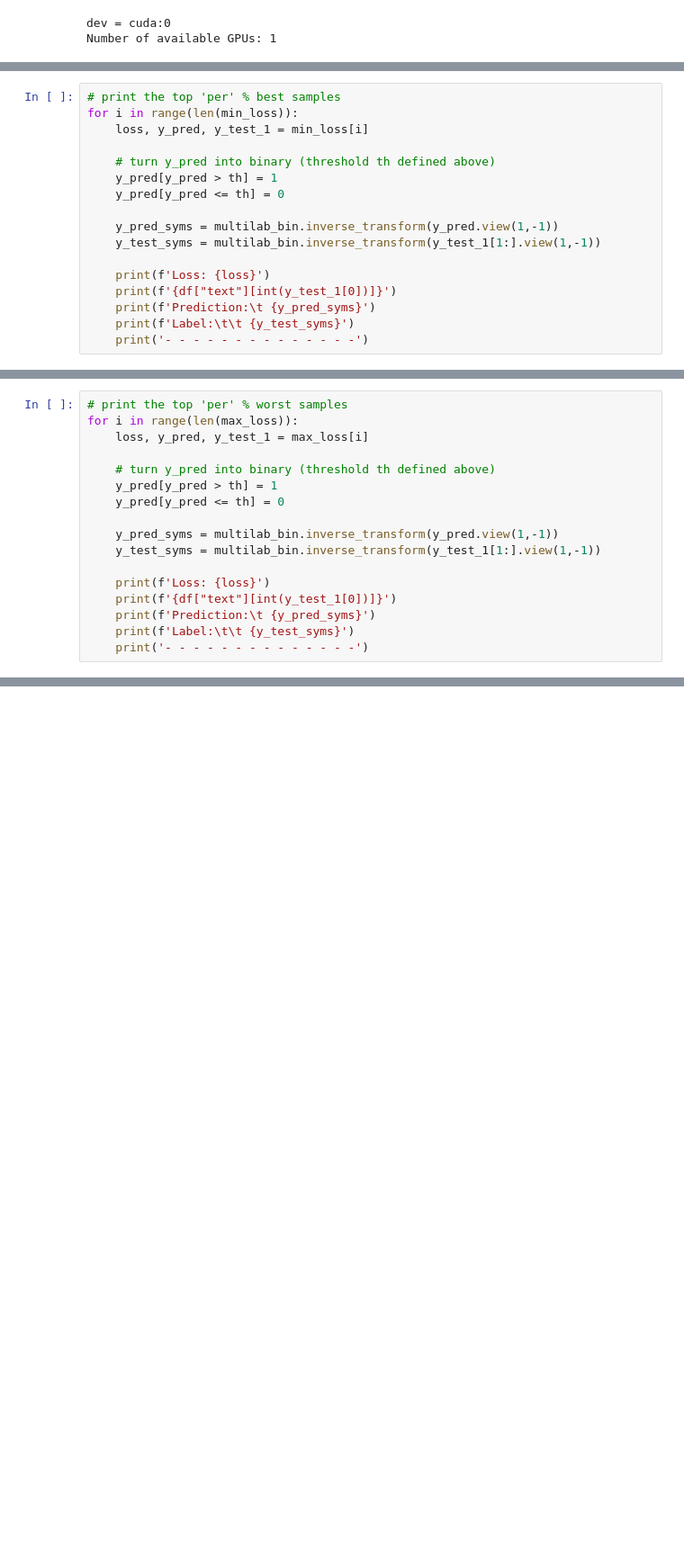
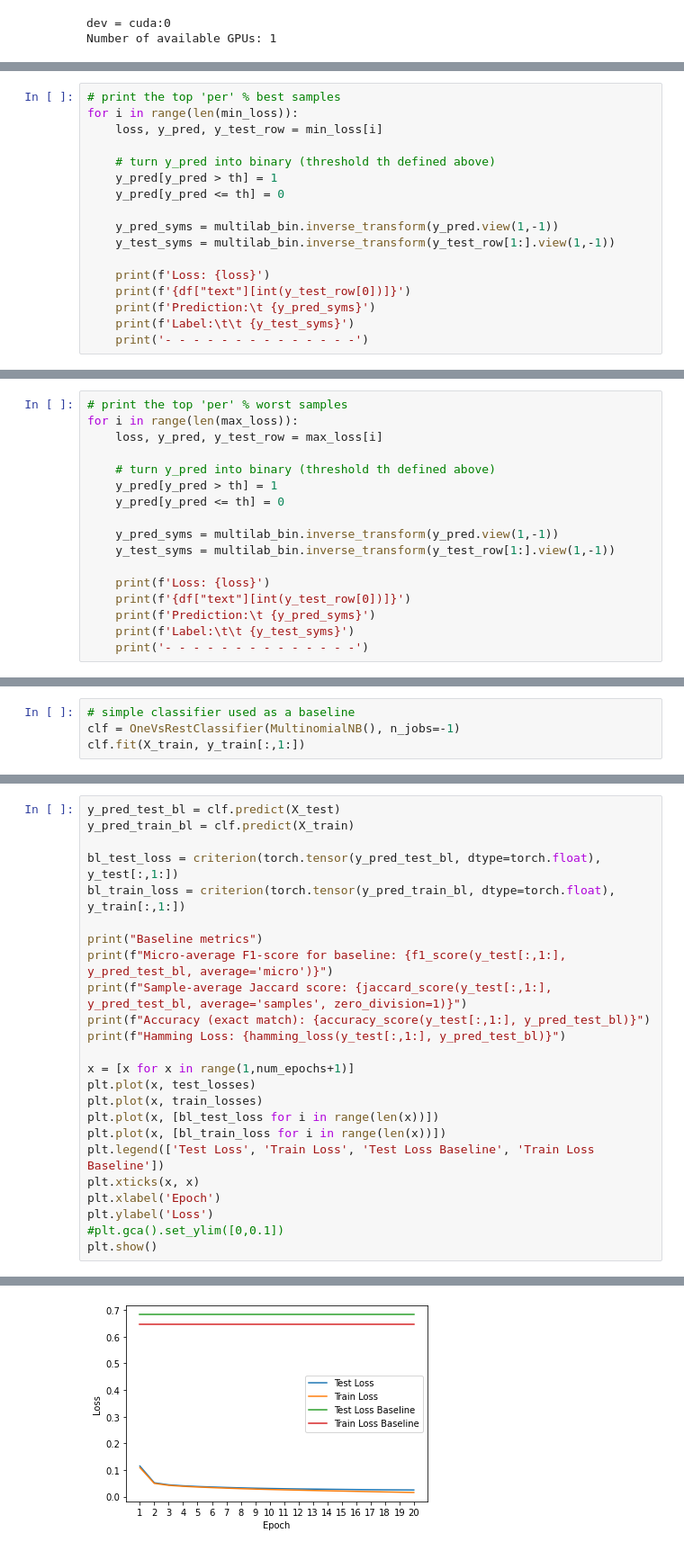
Before and after one commit to VisibaCare/SymptomMatchML, a Jupyter notebook: nn_model.ipynb, the cells around one changed output, grey strips where cells are left out. Shown at 90% size. Saved outputs shown, nothing was run; the diff lists cells and outputs as text; blank space fills up the shorter version.

```diff
--- a/nn_model.ipynb
+++ b/nn_model.ipynb
@@ -275,17 +294,17 @@ max_loss = loss_sorted[len(loss_sorted)-nbr_elems:]
 # %%
 # print the top 'per' % best samples
 for i in range(len(min_loss)):
-    loss, y_pred, y_test_1 = min_loss[i]
+    loss, y_pred, y_test_row = min_loss[i]
 
     # turn y_pred into binary (threshold th defined above)
     y_pred[y_pred > th] = 1
     y_pred[y_pred <= th] = 0
 
     y_pred_syms = multilab_bin.inverse_transform(y_pred.view(1,-1))
-    y_test_syms = multilab_bin.inverse_transform(y_test_1[1:].view(1,-1))
+    y_test_syms = multilab_bin.inverse_transform(y_test_row[1:].view(1,-1))
 
     print(f'Loss: {loss}')
-    print(f'{df["text"][int(y_test_1[0])]}')
+    print(f'{df["text"][int(y_test_row[0])]}')
     print(f'Prediction:\t {y_pred_syms}')
     print(f'Label:\t\t {y_test_syms}')
     print('- - - - - - - - - - - - - -')
@@ -292,17 +329,17 @@ for i in range(len(min_loss)):
 # %%
 # print the top 'per' % worst samples
 for i in range(len(max_loss)):
-    loss, y_pred, y_test_1 = max_loss[i]
+    loss, y_pred, y_test_row = max_loss[i]
 
     # turn y_pred into binary (threshold th defined above)
     y_pred[y_pred > th] = 1
     y_pred[y_pred <= th] = 0
 
     y_pred_syms = multilab_bin.inverse_transform(y_pred.view(1,-1))
-    y_test_syms = multilab_bin.inverse_transform(y_test_1[1:].view(1,-1))
+    y_test_syms = multilab_bin.inverse_transform(y_test_row[1:].view(1,-1))
 
     print(f'Loss: {loss}')
-    print(f'{df["text"][int(y_test_1[0])]}')
+    print(f'{df["text"][int(y_test_row[0])]}')
     print(f'Prediction:\t {y_pred_syms}')
     print(f'Label:\t\t {y_test_syms}')
     print('- - - - - - - - - - - - - -')
@@ -308,0 +364,4 @@ for i in range(len(max_loss)):
+# %%
+# simple classifier used as a baseline
+clf = OneVsRestClassifier(MultinomialNB(), n_jobs=-1)
+clf.fit(X_train, y_train[:,1:])
@@ -308,0 +370,25 @@ for i in range(len(max_loss)):
+# %%
+y_pred_test_bl = clf.predict(X_test)
+y_pred_train_bl = clf.predict(X_train)
+
+bl_test_loss = criterion(torch.tensor(y_pred_test_bl, dtype=torch.float), y_test[:,1:])
+bl_train_loss = criterion(torch.tensor(y_pred_train_bl, dtype=torch.float), y_train[:,1:])
+
+print("Baseline metrics")
+print(f"Micro-average F1-score for baseline: {f1_score(y_test[:,1:], y_pred_test_bl, average='micro')}")
+print(f"Sample-average Jaccard score: {jaccard_score(y_test[:,1:], y_pred_test_bl, average='samples', zero_division=1)}")
+print(f"Accuracy (exact match): {accuracy_score(y_test[:,1:], y_pred_test_bl)}")
+print(f"Hamming Loss: {hamming_loss(y_test[:,1:], y_pred_test_bl)}")
+
+x = [x for x in range(1,num_epochs+1)]
+plt.plot(x, test_losses)
+plt.plot(x, train_losses)
+plt.plot(x, [bl_test_loss for i in range(len(x))])
+plt.plot(x, [bl_train_loss for i in range(len(x))])
+plt.legend(['Test Loss', 'Train Loss', 'Test Loss Baseline', 'Train Loss Baseline'])
+plt.xticks(x, x)
+plt.xlabel('Epoch')
+plt.ylabel('Loss')
+#plt.gca().set_ylim([0,0.1])
+plt.show()
+# %% [output]
@@ -308,0 +400 @@ for i in range(len(max_loss)):
+[figure, added]
```
Also changed, not shown: parts of 9 cells of this notebook.
